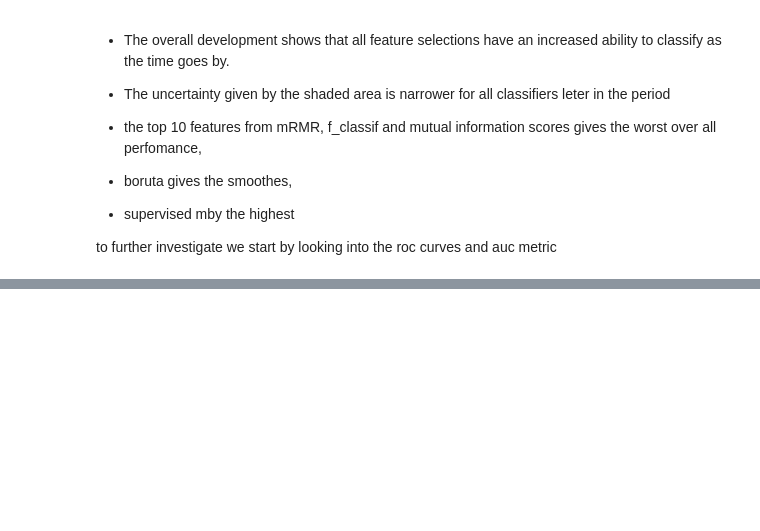
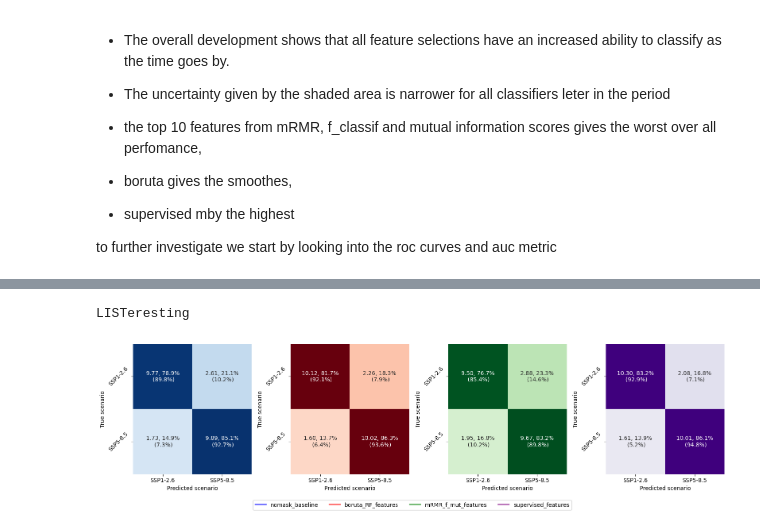
Before and after one commit to Johannesfjeldsaa/Masterthesis_S23, a Jupyter notebook: 07a - investigate RF results.ipynb, the cells around one changed output, grey strips where cells are left out. Saved outputs shown, nothing was run; the diff lists cells and outputs as text; code cells hidden in the pictures; blank space fills up the shorter version.

```diff
--- a/07a - investigate RF results.ipynb
+++ b/07a - investigate RF results.ipynb
@@ -51,0 +94,10 @@ plot_roc_curve(roc_information, years=[2020],
+# %%
+plot_cms(
+    target_summaries,
+    model_name='Random Forest',
+    report_performance=list(range(2035, 2041)),
+    notitle=True,
+    )
+# %% [output]
+LISTeresting
+[figure, added]
```
Also changed, not shown: parts of 6 cells of this notebook, 18 other files.
